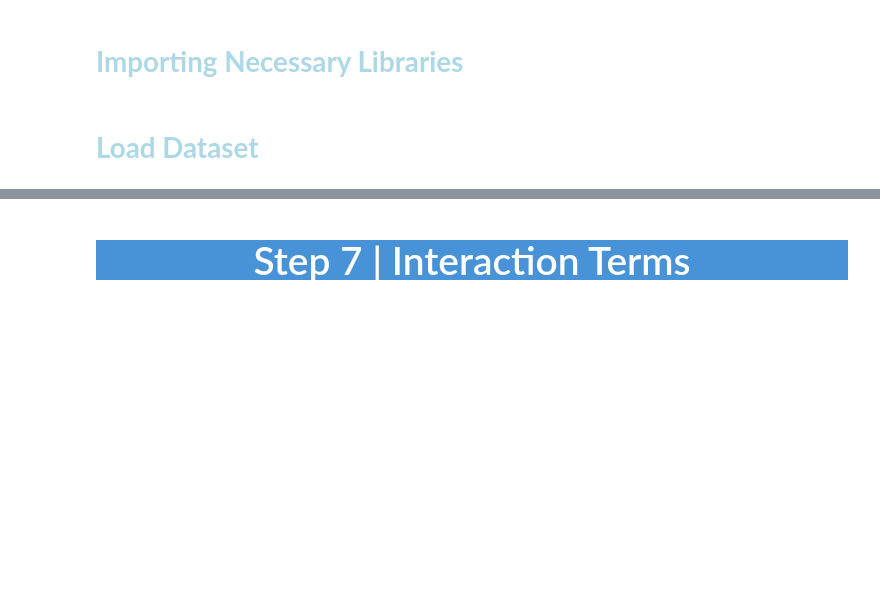
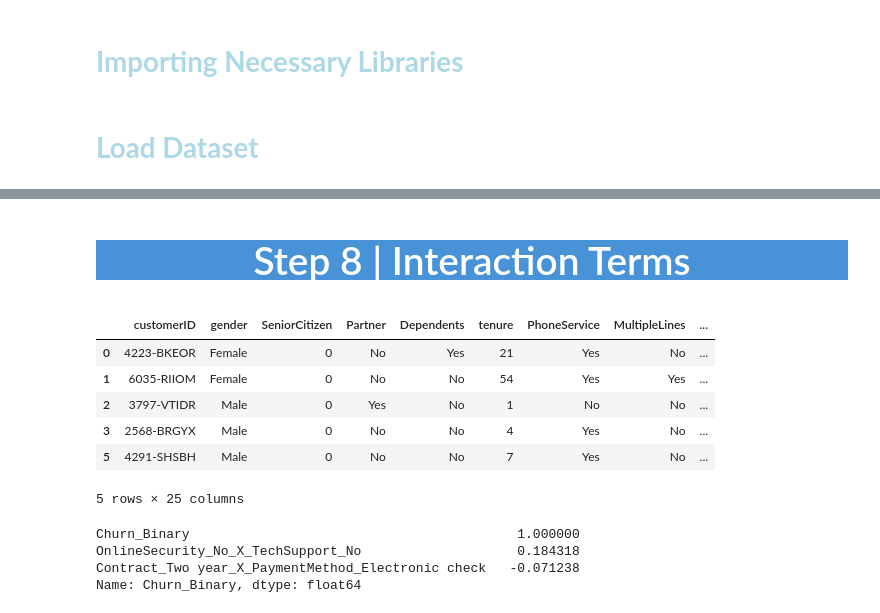
Before and after one commit to msms-dev/Telco-Customer-Churn, a Jupyter notebook: notebooks/3_Feature_Engineering.ipynb, the cells around one changed output, grey strips where cells are left out. Saved outputs shown, nothing was run; the diff lists cells and outputs as text; code cells hidden in the pictures; blank space fills up the shorter version.

```diff
--- a/notebooks/3_Feature_Engineering.ipynb
+++ b/notebooks/3_Feature_Engineering.ipynb
@@ -32,4 +86,4 @@ df.head()
 # %% [markdown]
-<a id="setup"></a>
-# <p style="background-color: #4893D7; font-family:calibri; color:white; font-size:140%; font-family:Verdana; text-align:center; border-radius:15px 50px;">Step 7 | Interaction Terms</p>
+<a id="creation_of_bins"></a>
+# <p style="background-color: #4893D7; font-family:calibri; color:white; font-size:140%; font-family:Verdana; text-align:center; border-radius:15px 50px;">Step 8 | Interaction Terms</p>
 <a id="libraries"></a>
@@ -37,0 +90,54 @@ df.head()
+# %%
+def add_interaction_with_binary_condition(df, feature_1, feature_2, mask_1=None, mask_2=None):
+    # Create masked or raw values
+    col1_vals = (df[feature_1] == mask_1).astype(int) if mask_1 is not None else df[feature_1]
+    col2_vals = (df[feature_2] == mask_2).astype(int) if mask_2 is not None else df[feature_2]
+
+    # Define new interaction column name
+    col1_name = f"{feature_1}_{mask_1}" if mask_1 else feature_1
+    col2_name = f"{feature_2}_{mask_2}" if mask_2 else feature_2
+    interaction_col = f"{col1_name}_X_{col2_name}"
+
+    # Assign interaction term directly
+    df.loc[:, interaction_col] = col1_vals * col2_vals
+
+    return df
+# %%
+# Create function to loop through the interaction terms.
+
+def generate_interactions_from_spec(df, interaction_specs):
+    for spec in interaction_specs:
+        feature_1, feature_2, mask_1, mask_2 = spec
+        df = add_interaction_with_binary_condition(df, feature_1, feature_2, mask_1, mask_2)
+
+    return df
+# %%
+interaction_specs = [
+    ('Contract', 'PaymentMethod', 'Two year', 'Electronic check'),
+    ('OnlineSecurity', 'TechSupport', 'No', 'No'),
+]
+# %%
+df = generate_interactions_from_spec(df, interaction_specs)
+# %%
+df.head()
+# %% [output]
+|  | customerID | gender | SeniorCitizen | Partner | Dependents | tenure | PhoneService | MultipleLines | ... |
+| 0 | 4223-BKEOR | Female | 0 | No | Yes | 21 | Yes | No | ... |
+| 1 | 6035-RIIOM | Female | 0 | No | No | 54 | Yes | Yes | ... |
+| 2 | 3797-VTIDR | Male | 0 | Yes | No | 1 | No | No | ... |
+| 3 | 2568-BRGYX | Male | 0 | No | No | 4 | Yes | No | ... |
+| 5 | 4291-SHSBH | Male | 0 | No | No | 7 | Yes | No | ... |
+5 rows × 25 columns
+# %%
+interaction_cols = [col for col in df.columns if '_X_' in col]
+
+# If target is string like 'Yes'/'No', convert to binary
+df['Churn_Binary'] = (df['Churn'] == 'Yes').astype(int)
+
+correlations = df[interaction_cols + ['Churn_Binary']].corr()['Churn_Binary'].sort_values(ascending=False)
+print(correlations)
+# %% [output]
+Churn_Binary                                          1.000000
+OnlineSecurity_No_X_TechSupport_No                    0.184318
+Contract_Two year_X_PaymentMethod_Electronic check   -0.071238
+Name: Churn_Binary, dtype: float64
```
Also changed, not shown: parts of 6 cells of this notebook, 7 other files.
